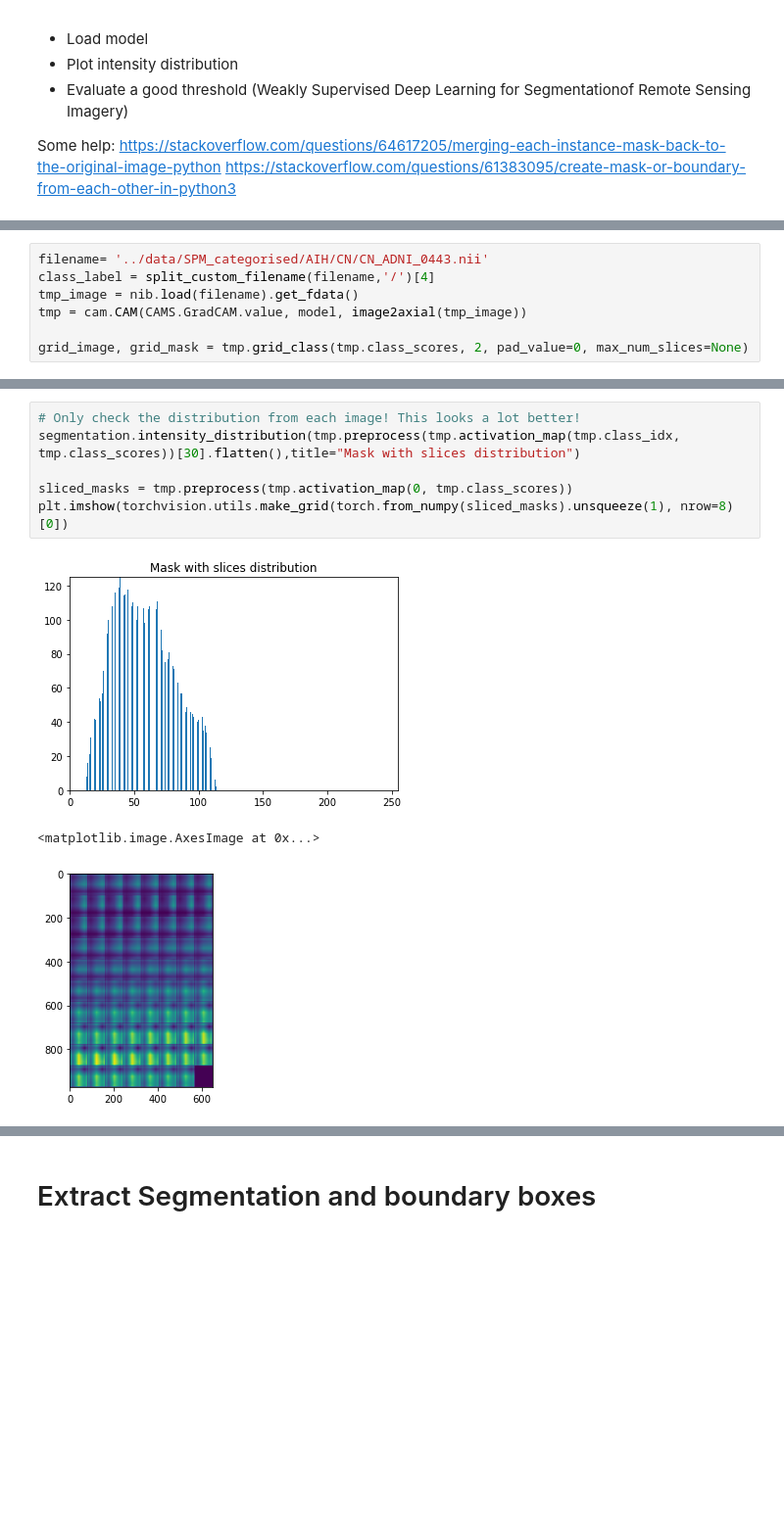
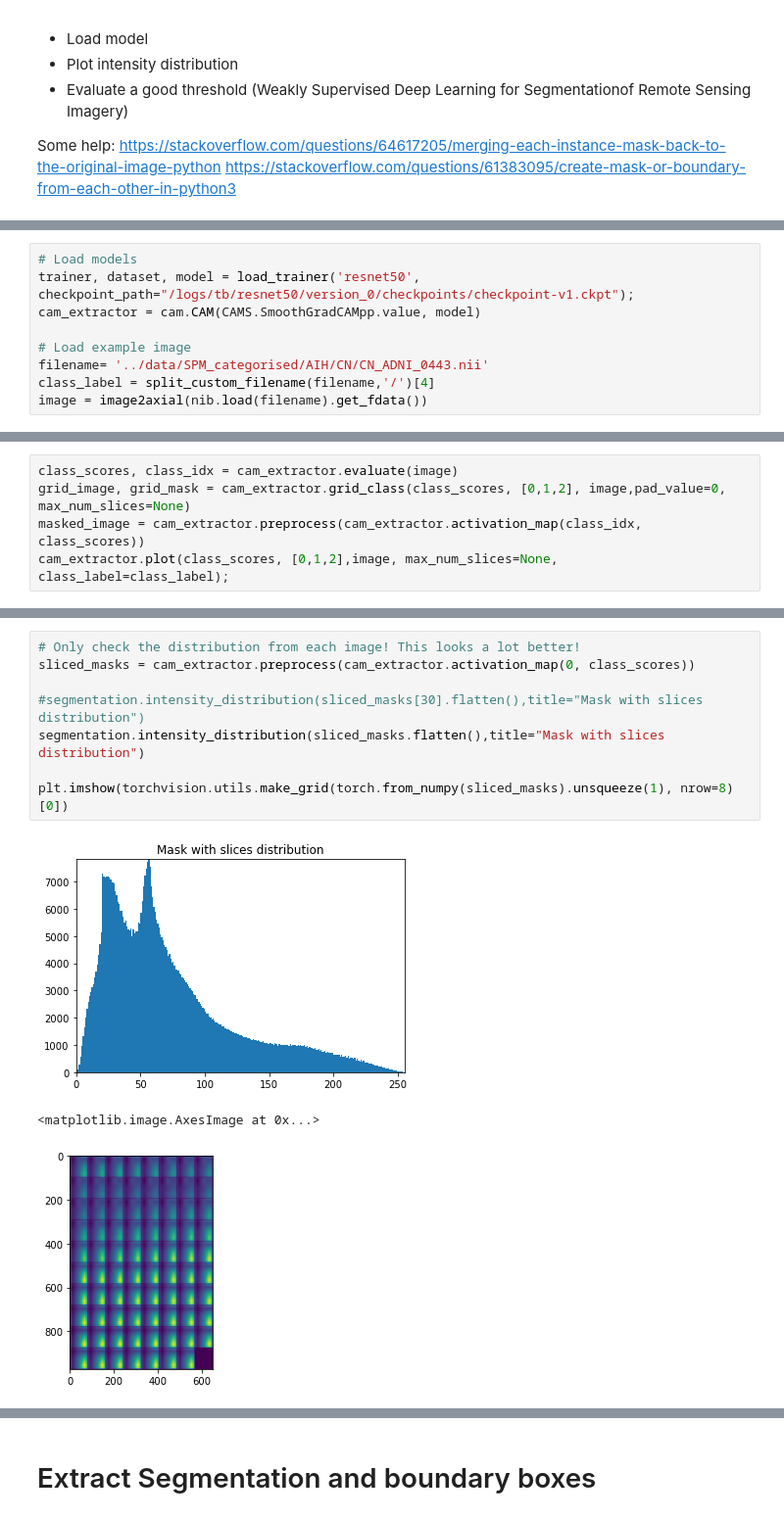
Before and after one commit to FredrikM97/Medical-ROI, a Jupyter notebook: notebooks/04 - segmentation.ipynb, the cells around one changed output, grey strips where cells are left out. Shown at 98% size. Cells and saved outputs as stored; diff of their text form; blank space fills up the shorter version.

```diff
--- a/notebooks/04 - segmentation.ipynb
+++ b/notebooks/04 - segmentation.ipynb
@@ -50,7 +30,0 @@ Using native 16bit precision.
-# %%
-filename= '../data/SPM_categorised/AIH/CN/CN_ADNI_0443.nii'
-class_label = split_custom_filename(filename,'/')[4]
-tmp_image = nib.load(filename).get_fdata()
-tmp = cam.CAM(CAMS.GradCAM.value, model, image2axial(tmp_image))
-
-grid_image, grid_mask = tmp.grid_class(tmp.class_scores, 2, pad_value=0, max_num_slices=None)
@@ -66,0 +31,9 @@ masked_image = tmp.preprocess(tmp.activation_map(tmp.class_idx, tmp.class_scores
+# %%
+# Load models
+trainer, dataset, model = load_trainer('resnet50', checkpoint_path="/logs/tb/resnet50/version_0/checkpoints/checkpoint-v1.ckpt");
+cam_extractor = cam.CAM(CAMS.SmoothGradCAMpp.value, model)
+
+# Load example image
+filename= '../data/SPM_categorised/AIH/CN/CN_ADNI_0443.nii'
+class_label = split_custom_filename(filename,'/')[4]
+image = image2axial(nib.load(filename).get_fdata())
@@ -66,0 +59,5 @@ masked_image = tmp.preprocess(tmp.activation_map(tmp.class_idx, tmp.class_scores
+# %%
+class_scores, class_idx = cam_extractor.evaluate(image)
+grid_image, grid_mask = cam_extractor.grid_class(class_scores, [0,1,2], image,pad_value=0, max_num_slices=None)
+masked_image = cam_extractor.preprocess(cam_extractor.activation_map(class_idx, class_scores))
+cam_extractor.plot(class_scores, [0,1,2],image, max_num_slices=None, class_label=class_label);
@@ -67,10 +66,12 @@ masked_image = tmp.preprocess(tmp.activation_map(tmp.class_idx, tmp.class_scores
 # %%
 # Only check the distribution from each image! This looks a lot better!
-segmentation.intensity_distribution(tmp.preprocess(tmp.activation_map(tmp.class_idx, tmp.class_scores))[30].flatten(),title="Mask with slices distribution")
+sliced_masks = cam_extractor.preprocess(cam_extractor.activation_map(0, class_scores))
 
-sliced_masks = tmp.preprocess(tmp.activation_map(0, tmp.class_scores))
+#segmentation.intensity_distribution(sliced_masks[30].flatten(),title="Mask with slices distribution")
+segmentation.intensity_distribution(sliced_masks.flatten(),title="Mask with slices distribution")
+
 plt.imshow(torchvision.utils.make_grid(torch.from_numpy(sliced_masks).unsqueeze(1), nrow=8)[0])
 # %% [output]
-[figure, old version]
+[figure, new version]
 <matplotlib.image.AxesImage at 0x...>
-[figure, old version]
+[figure, new version]
```
Also changed, not shown: parts of 52 cells of this notebook, 27 other files.
